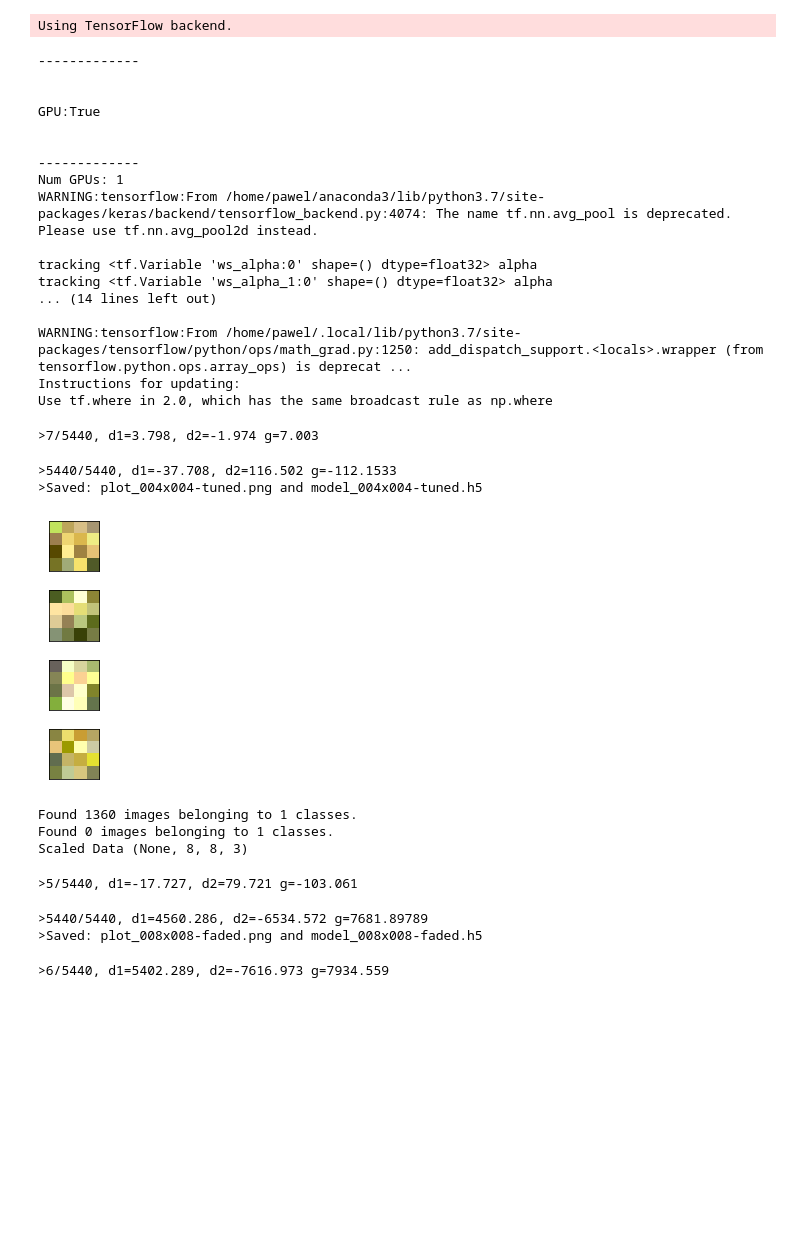
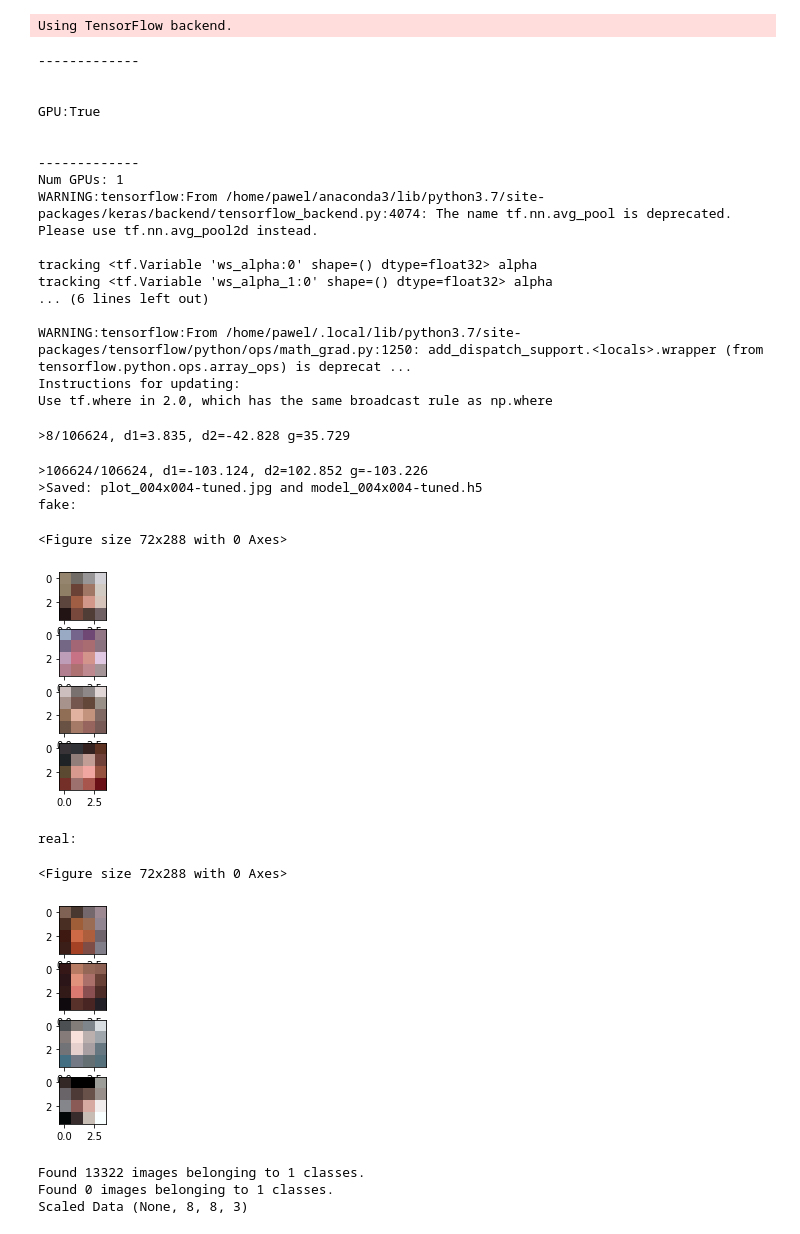
Before and after one commit to p4vv37/3dml, a Jupyter notebook: 5_generative_networks/progan.ipynb, the cells around one changed output. Saved outputs shown, nothing was run; the diff lists cells and outputs as text; code cells hidden in the pictures; blank space fills up the shorter version.

```diff
--- a/5_generative_networks/progan.ipynb
+++ b/5_generative_networks/progan.ipynb
@@ -1,33 +1,35 @@
 # %%
 from progan import main
-main(4, 1, dataset_name="flowers", n_epochs= [1, 1, 1, 1, 1, 1, 1], n_batch=[16, 16, 8, 8, 4, 4, 4], learning_rate=0.00025)
+
+models = main(1, 1, dataset_name="faces", n_epochs= [64, 64, 64, 64, 64], n_batch=[16, 8, 4, 4], learning_rate=0.001, n_blocks=3)
 # %% [output]
 Using TensorFlow backend.
 -------------
 
 
 GPU:True
 
 
 -------------
 Num GPUs: 1
 WARNING:tensorflow:From /home/pawel/anaconda3/lib/python3.7/site-packages/keras/backend/tensorflow_backend.py:4074: The name tf.nn.avg_pool is deprecated. Please use tf.nn.avg_pool2d instead.
 
 tracking <tf.Variable 'ws_alpha:0' shape=() dtype=float32> alpha
 tracking <tf.Variable 'ws_alpha_1:0' shape=() dtype=float32> alpha
-... (14 lines left out)
+... (6 lines left out)
 
 WARNING:tensorflow:From /home/pawel/.local/lib/python3.7/site-packages/tensorflow/python/ops/math_grad.py:1250: add_dispatch_support.<locals>.wrapper (from tensorflow.python.ops.array_ops) is deprecat ...
 Instructions for updating:
 Use tf.where in 2.0, which has the same broadcast rule as np.where
->7/5440, d1=3.798, d2=-1.974 g=7.003
+>8/106624, d1=3.835, d2=-42.828 g=35.729
->5440/5440, d1=-37.708, d2=116.502 g=-112.1533
->Saved: plot_004x004-tuned.png and model_004x004-tuned.h5
+>106624/106624, d1=-103.124, d2=102.852 g=-103.226
+>Saved: plot_004x004-tuned.jpg and model_004x004-tuned.h5
+fake:
+<Figure size 72x288 with 0 Axes>
-[figure, old version]
+[figure, new version]
-Found 1360 images belonging to 1 classes.
-Found 0 images belonging to 1 classes.
-Scaled Data (None, 8, 8, 3)
->5/5440, d1=-17.727, d2=79.721 g=-103.061
+real:
->5440/5440, d1=4560.286, d2=-6534.572 g=7681.89789
->Saved: plot_008x008-faded.png and model_008x008-faded.h5
+<Figure size 72x288 with 0 Axes>
+[figure, new version]
->6/5440, d1=5402.289, d2=-7616.973 g=7934.559
+Found 13322 images belonging to 1 classes.
+Found 0 images belonging to 1 classes.
+Scaled Data (None, 8, 8, 3)
```
Also changed, not shown: parts of 4 cells of this notebook, 10 other files.
